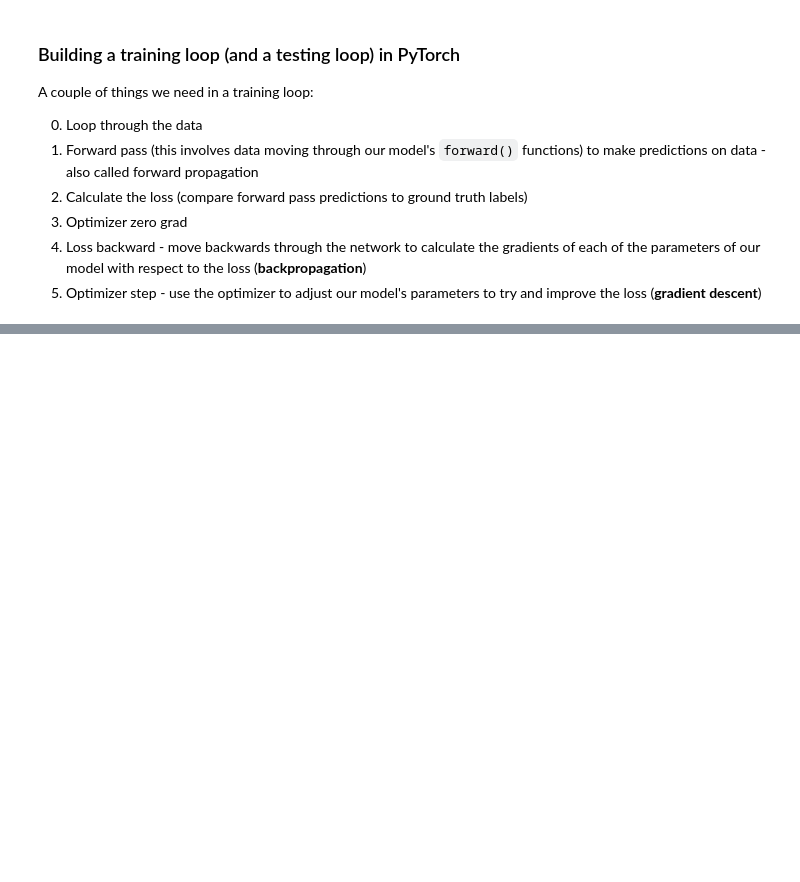
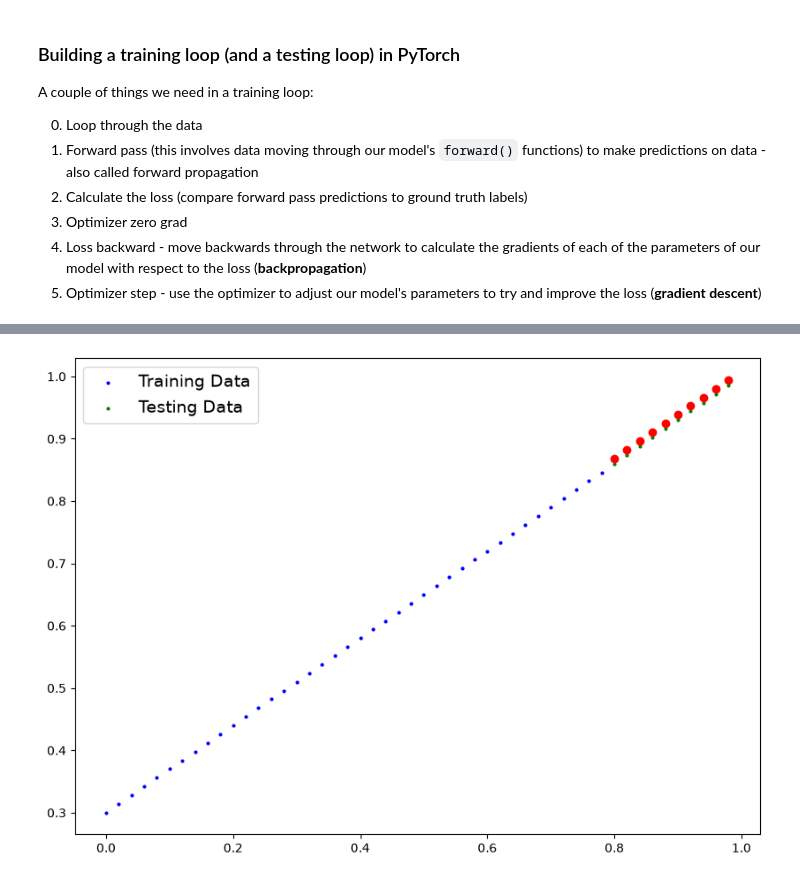
Before and after one commit to bisheshdahal/ML-Course-, a Jupyter notebook: Pytorch/pytorch_2.ipynb, the cells around one changed output, grey strips where cells are left out. Saved outputs shown, nothing was run; the diff lists cells and outputs as text; code cells hidden in the pictures; blank space fills up the shorter version.

```diff
--- a/Pytorch/pytorch_2.ipynb
+++ b/Pytorch/pytorch_2.ipynb
@@ -349,11 +349,14 @@ A couple of things we need in a training loop:
 4. Loss backward - move backwards through the network to calculate the gradients of each of the parameters of our model with respect to the loss (**backpropagation**)
 5. Optimizer step - use the optimizer to adjust our model's parameters to try and improve the loss (**gradient descent**)
 # %%
+
+torch.manual_seed(42)
 #An loop through data , is a hyperparameter
-epochs = 1
+epochs = 200
 
 #training
 for epoch in range(epochs):
+
     #set the model to training mode
     model_0.train()
      #train mode sets param that require grad to require grad
@@ -363,7 +366,8 @@ for epoch in range(epochs):
     y_pred = model_0(X_train)
 
     #Calculate loss
-    loss = loss_fn(y_pred,y_test)
+    loss = loss_fn(y_pred,y_train)
+    print(f"loss is {loss}")
 
     #Optimizer zero grad
     optimizer.zero_grad()
@@ -383,0 +408,3 @@ RuntimeError: The size of tensor a (40) must match the size of tensor b (10) at
+# %%
+with torch.inference_mode():
+    y_preds_new = model_0(X_test)
@@ -383,0 +419,4 @@ RuntimeError: The size of tensor a (40) must match the size of tensor b (10) at
+# %%
+plot_prediction(predictions = y_preds_new)
+# %% [output]
+[figure, added]
```
Also changed, not shown: parts of 6 cells of this notebook.
